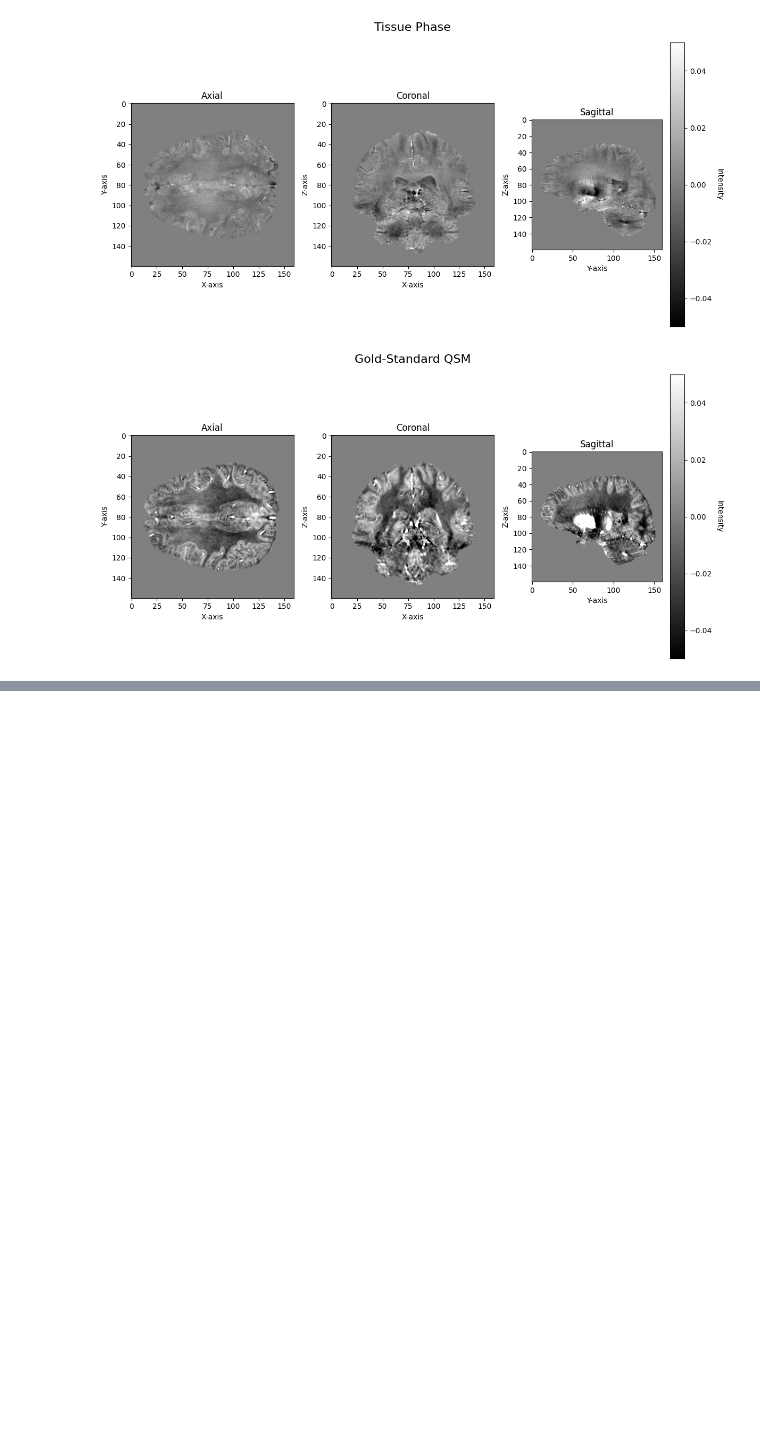
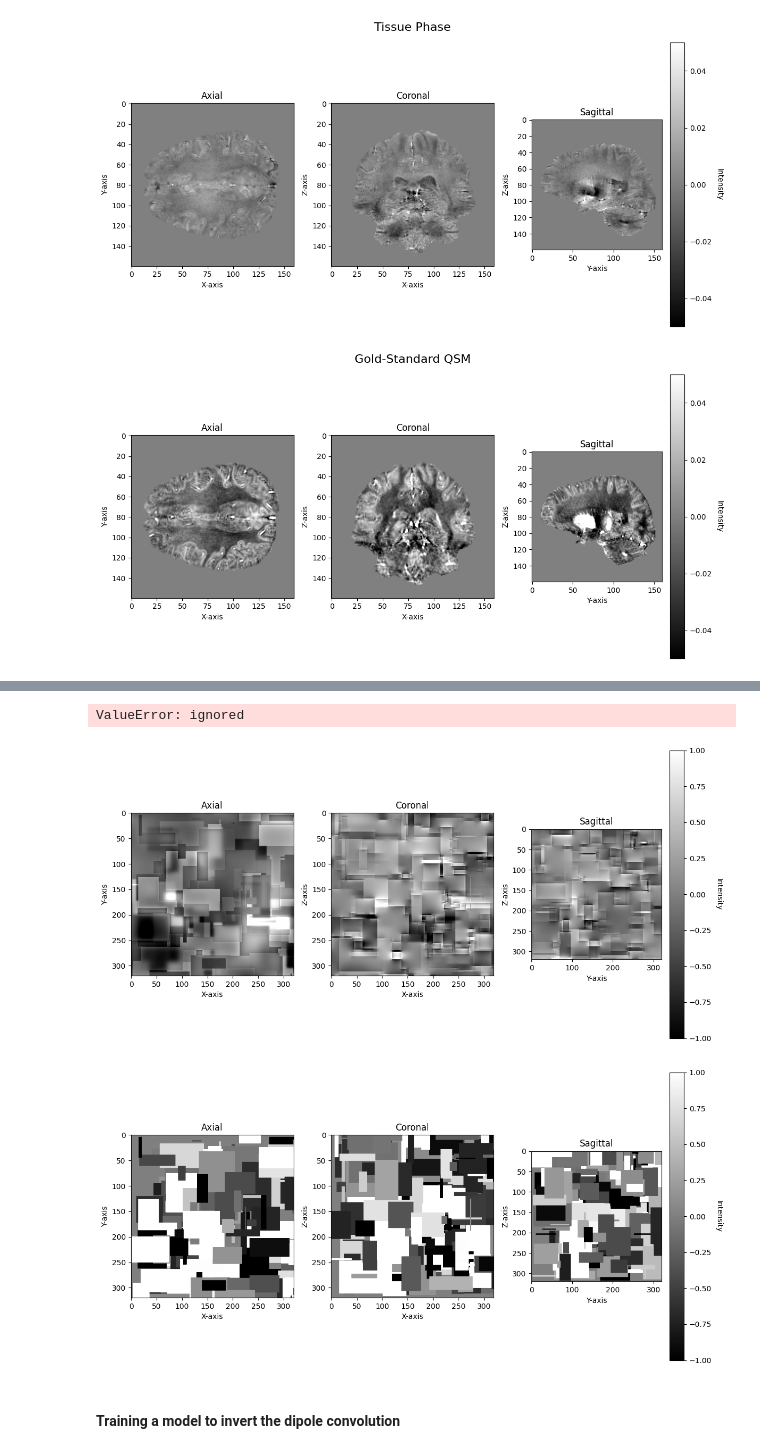
Before and after one commit to EjbejaranosAI/AI_trends_2023, a Jupyter notebook: MBM_AI_for__analysis_of_brain_image_data.ipynb, the cells around one changed output, grey strips where cells are left out. Drawn from its saved outputs; the diff is of its cells as text; code cells hidden in the pictures; blank space fills up the shorter version.

```diff
--- a/MBM_AI_for__analysis_of_brain_image_data.ipynb
+++ b/MBM_AI_for__analysis_of_brain_image_data.ipynb
@@ -117,0 +285,15 @@ view_slices_3d(gold_standard_qsm, slice_nbr=100, vmin=-0.05, vmax=0.05, title='G
+# %%
+# Simulate tissue phase with padding
+simulated_tissue_phase_full = simulate_mri_tissue_phase(sim_gt_full)
+# %% [output]
+ValueError: ignored
+# %%
+# Simulate tissue phase without padding
+simulated_tissue_phase = simulate_mri_tissue_phase_no_padding(sim_gt_full)
+view_slices_3d(simulated_tissue_phase, slice_nbr=100, vmin=-1, vmax=1)
+view_slices_3d(sim_gt_full, slice_nbr=100, vmin=-1, vmax=1)
+# %% [output]
+[figure, added]
+[figure, added]
+# %% [markdown]
+#### Training a model to invert the dipole convolution
```
Also changed, not shown: parts of 6 cells of this notebook.
